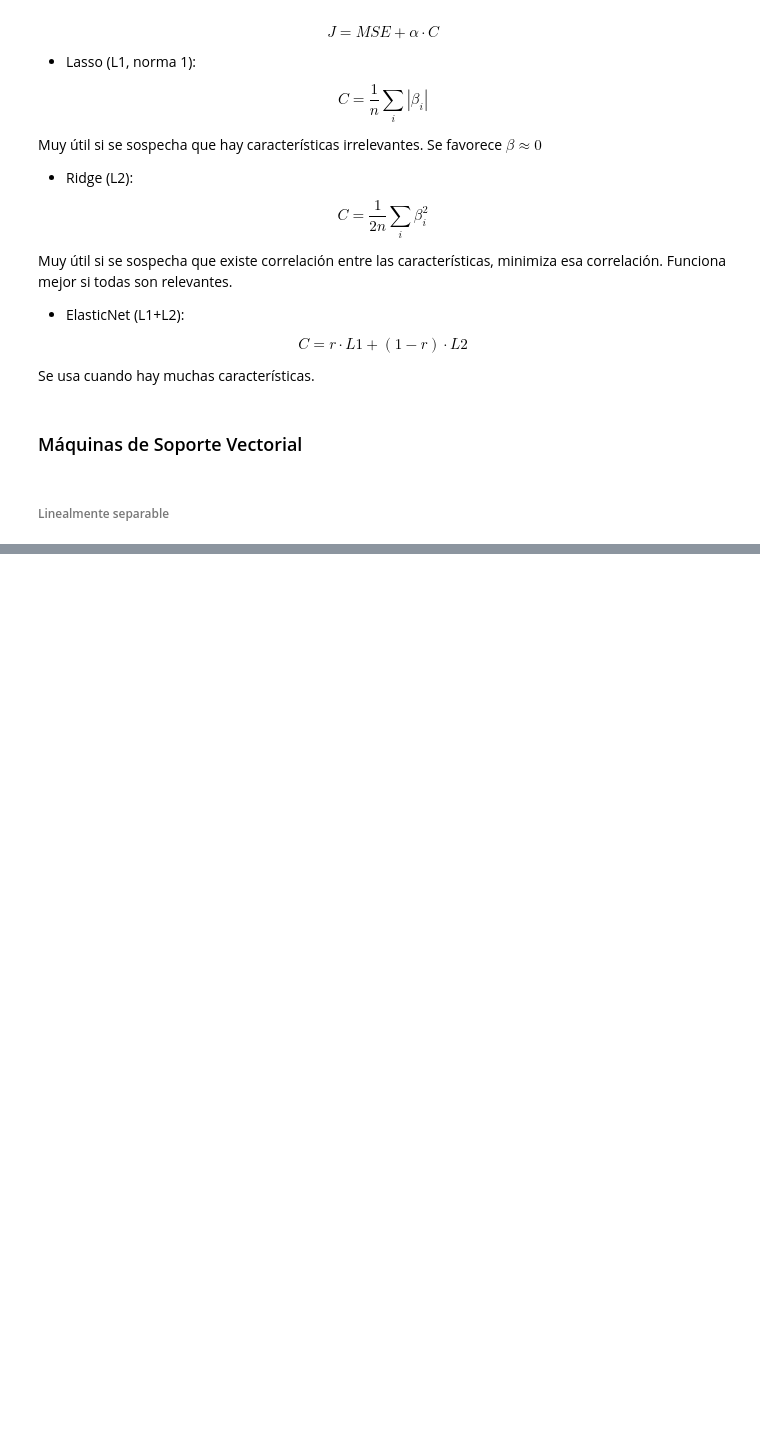
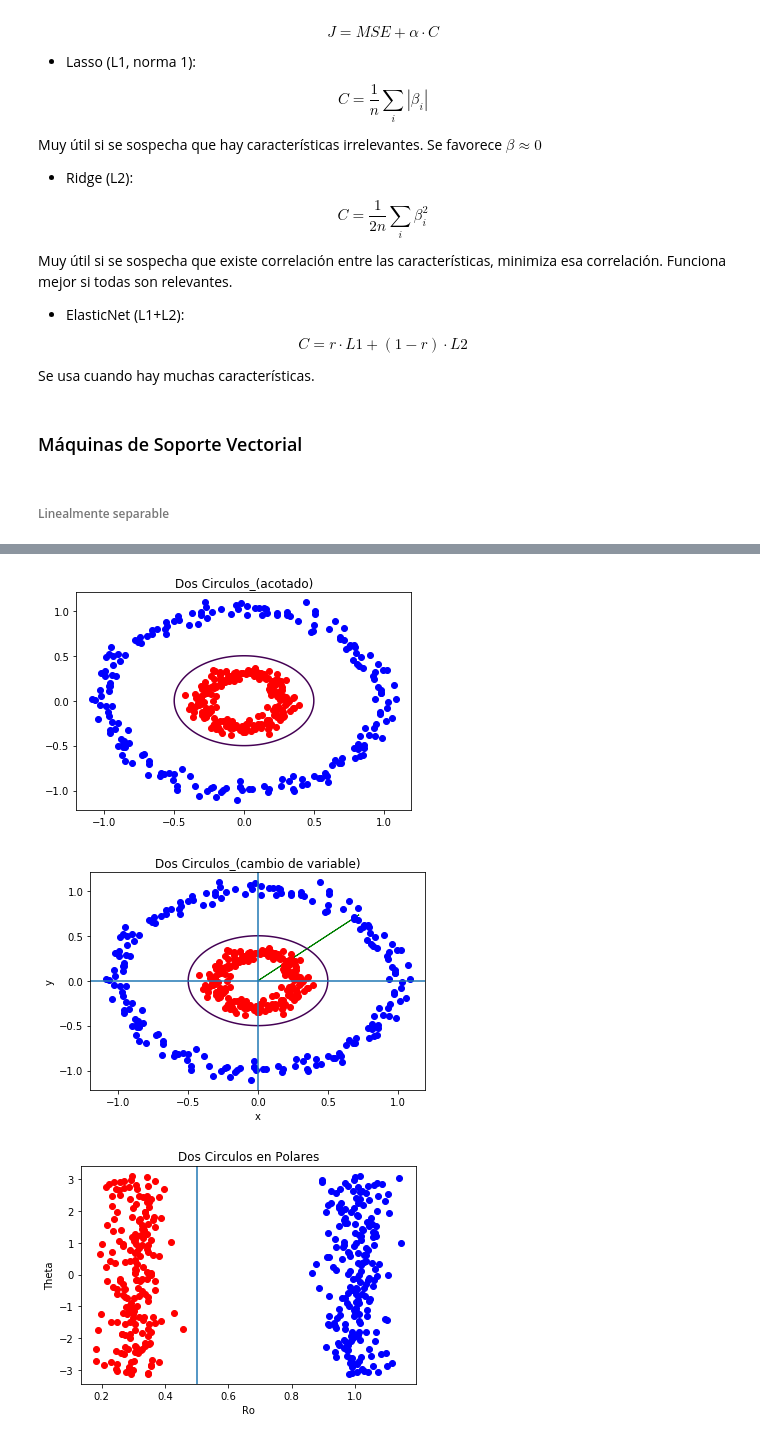
Before and after one commit to YonatanRA/clases_datamex0320, a Jupyter notebook: w6_d3 - Supervised, Guided Lesson.ipynb, the cells around one changed output, grey strips where cells are left out. Cells and saved outputs as stored; diff of their text form; code cells hidden in the pictures; blank space fills up the shorter version.

```diff
--- a/w6_d3 - Supervised, Guided Lesson.ipynb
+++ b/w6_d3 - Supervised, Guided Lesson.ipynb
@@ -93,0 +91,55 @@ plt.show()
+# %%
+# plot de los circulos con el umbral (¿?)
+
+plt.title('Dos Circulos_(acotado)')
+plt.plot(X[c_interno, 0], X[c_interno, 1], 'ro')
+plt.plot(X[c_externo, 0], X[c_externo, 1], 'bo')
+x=np.linspace(-1.0, 1.0, 100)  # para circunferencia umbral
+y=np.linspace(-1.0, 1.0, 100)
+z, t=np.meshgrid(x,y)
+F=(z)**2+(t)**2-0.25
+plt.contour(z,t,F,[0])
+plt.show()
+
+
+# Para polares
+plt.title('Dos Circulos_(cambio de variable)')
+plt.plot(X[c_interno, 0], X[c_interno, 1], 'ro')
+plt.plot(X[c_externo, 0], X[c_externo, 1], 'bo')
+plt.axvline(x=0.0)  # sistema coordenadas
+plt.axhline(y=0.0)
+plt.arrow(0,0,0.72,0.73, color='g')  # vector
+plt.contour(z,t,F,[0])    # circunferencia r=0.5
+plt.xlabel('x')
+plt.ylabel('y')
+
+# En polares
+X, y=make_circles(n_samples=400, factor=.3, noise=.05)
+
+
+def polar_carte(ro, theta):  # definicion coordenadas polares, convierte polares en cartesianas
+    x=ro*np.cos(theta)
+    y=ro*np.sin(theta)
+    return(x, y)
+
+def carte_polar(x, y):       # convierte cartesianas en polares
+    ro=np.sqrt(x**2+y**2)
+    theta=np.arctan2(y, x)
+    return(ro, theta)
+
+
+# plot en polares
+c_interno=y==1  # etiqueta circulo interno
+c_externo=y==0  # etiqueta circulo externo
+plt.figure(5)
+plt.title('Dos Circulos en Polares')
+plt.plot(carte_polar(X[c_interno, 0], X[c_interno, 1])[0],carte_polar(X[c_interno, 0], X[c_interno, 1])[1], 'ro')    # circulo interno
+plt.plot(carte_polar(X[c_externo, 0], X[c_externo, 1])[0], carte_polar(X[c_externo, 0], X[c_externo, 1])[1], 'bo')   # circulo externo
+plt.axvline(x=0.5)          # umbral, recta vertical en x=0.5
+plt.xlabel('Ro')
+plt.ylabel('Theta')
+plt.show()
+# %% [output]
+[figure, added]
+[figure, added]
+[figure, added]
```
Also changed, not shown: parts of 1 cell of this notebook.
